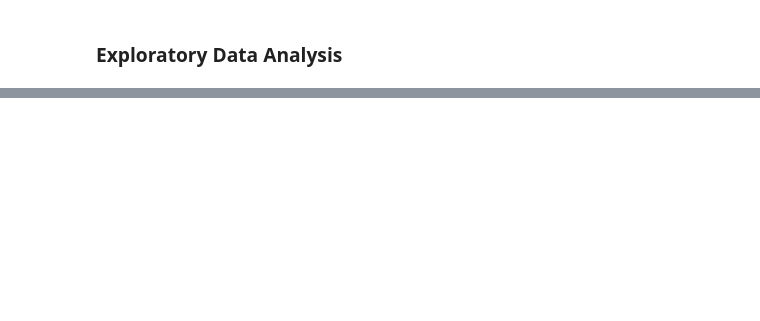
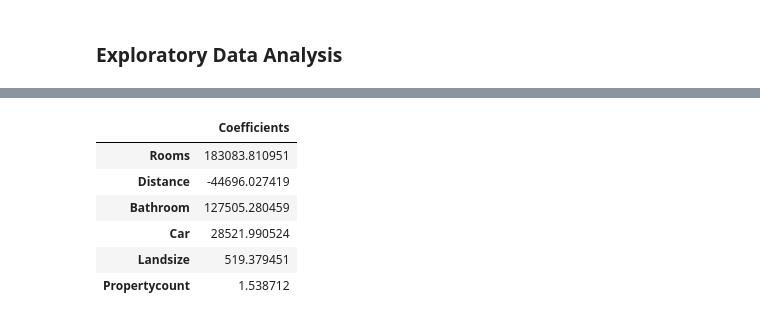
Before and after one commit to PlugPyprch/Data-Science-Projects, a Jupyter notebook: Melbourne Property Price Prediction/Melbourne.ipynb, the cells around one changed output, grey strips where cells are left out. Saved outputs shown, nothing was run; the diff lists cells and outputs as text; code cells hidden in the pictures; blank space fills up the shorter version.

```diff
--- a/Melbourne Property Price Prediction/Melbourne.ipynb
+++ b/Melbourne Property Price Prediction/Melbourne.ipynb
@@ -269,0 +321,11 @@ df.shape
+# %%
+cdf = pd.DataFrame(data = regressor.coef_, index = X.columns, columns = ['Coefficients'])
+cdf
+# %% [output]
+|  | Coefficients |
+| Rooms | 183083.810951 |
+| Distance | -44696.027419 |
+| Bathroom | 127505.280459 |
+| Car | 28521.990524 |
+| Landsize | 519.379451 |
+| Propertycount | 1.538712 |
```
Also changed, not shown: parts of 14 cells of this notebook.
